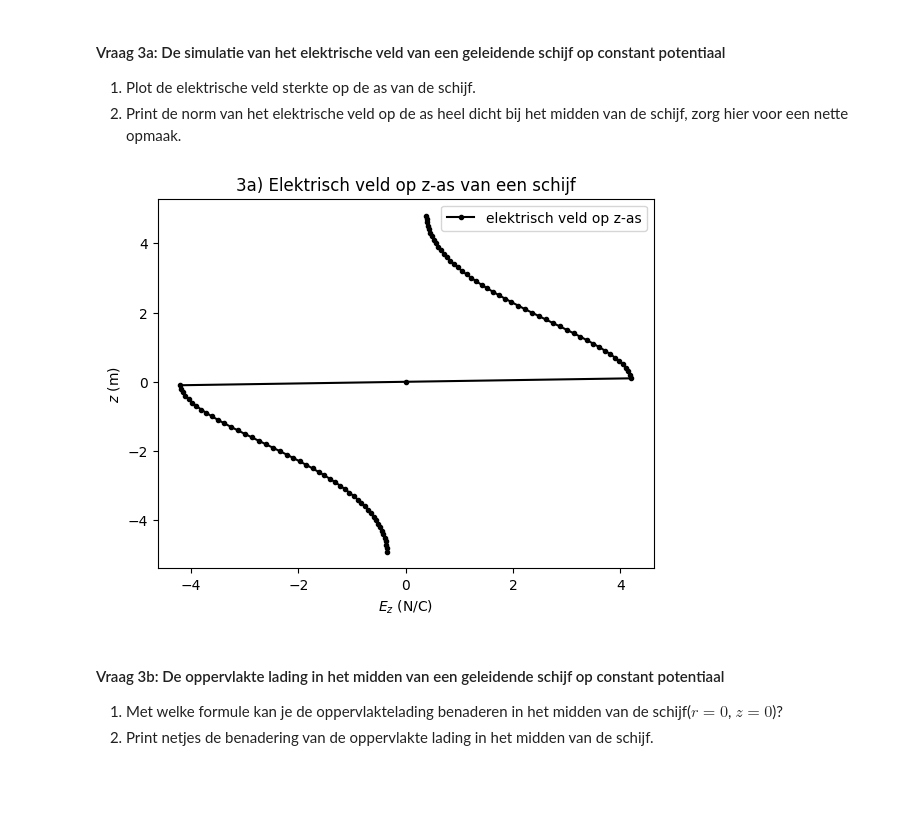
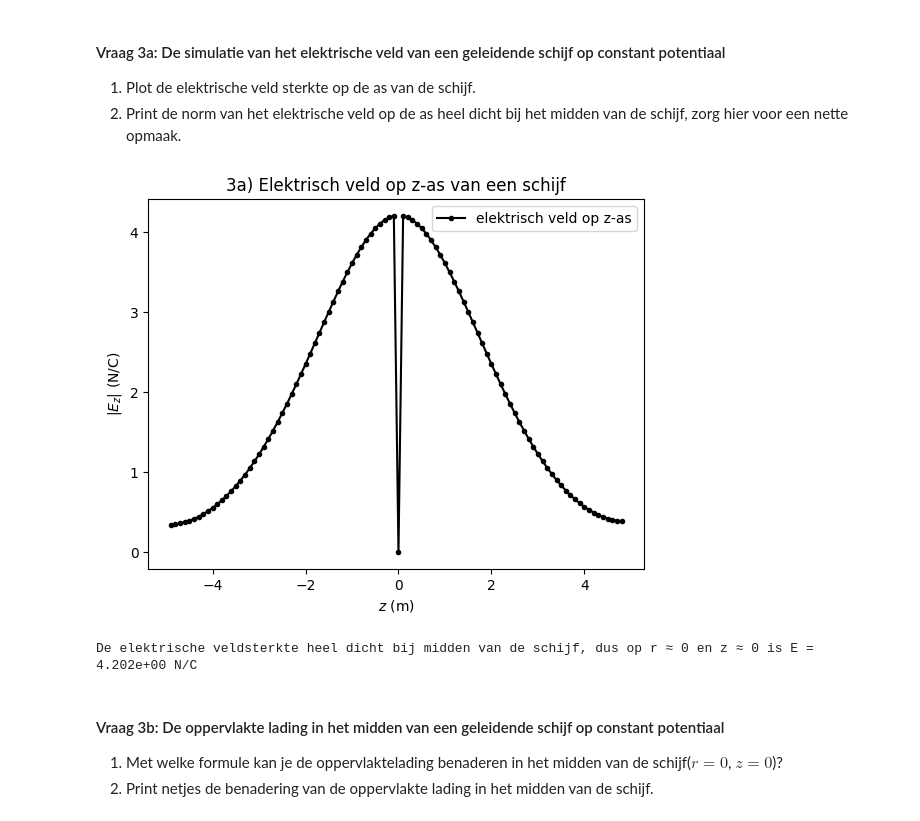
Before and after one commit to thijsspilt-bit/opdrachten-DEF-D-Thijs-Spilt, a Jupyter notebook: DigitaleOntwerpopdrachten/1CondensatorOpdracht/CondensatorOntwerpopdracht.ipynb, the cells around one changed output. Cells and saved outputs as stored; diff of their text form; code cells hidden in the pictures; blank space fills up the shorter version.

```diff
--- a/DigitaleOntwerpopdrachten/1CondensatorOpdracht/CondensatorOntwerpopdracht.ipynb
+++ b/DigitaleOntwerpopdrachten/1CondensatorOpdracht/CondensatorOntwerpopdracht.ipynb
@@ -528,13 +528,27 @@ plot_results_disk(Ez, Er, normE, V, r, z, grid_step, disk_radius, z_pos_disk1, z
 1. Plot de elektrische veld sterkte op de as van de schijf.
 2. Print de norm van het elektrische veld op de as heel dicht bij het midden van de schijf, zorg hier voor een nette opmaak.
 # %%
-###
-###Jouw code hier###
-###
+#--3a--#
+# vind eerst de index waar r = 0
+idx_r_zero = find_idx_nearest(r_for_E,0)
+# dan halen we de sterkte van e-veld op z as op die index
+E_norm_z = normE[:,idx_r_zero]
 
-# vind eerst de index waar r = 0
+# plotten van E_z_as tegen z_for_E
+plt.figure()
+plt.plot(z_for_E,E_norm_z,"k.-",label="elektrisch veld op z-as")
+plt.xlabel("$z$ (m)")
+plt.ylabel("$|E_z|$ (N/C)")
+plt.title("3a) Elektrisch veld op z-as van een schijf")
+plt.legend()
+plt.show()
+
+idx_z_near_zero = find_idx_nearest(z,0)
+normE_near_middel = normE[idx_z_near_zero,idx_r_zero]
+print(f"De elektrische veldsterkte heel dicht bij midden van de schijf, dus op r \u2248 0 en z \u2248 0 is E = {normE_near_middel:.3e} N/C")
 # %% [output]
-[figure, old version]
+[figure, new version]
+De elektrische veldsterkte heel dicht bij midden van de schijf, dus op r ≈ 0 en z ≈ 0 is E = 4.202e+00 N/C
 # %% [markdown]
 #### Vraag 3b: De oppervlakte lading in het midden van een geleidende schijf op constant potentiaal
 
```
